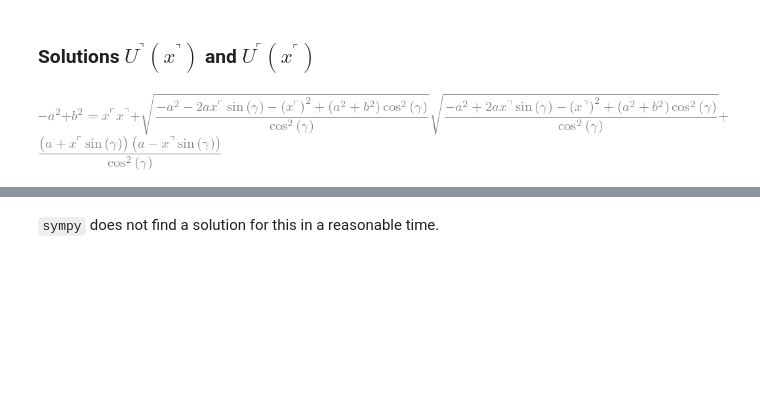
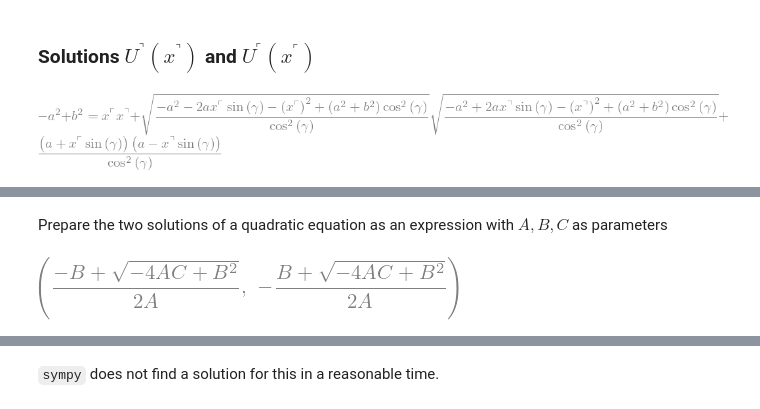
Before and after one commit to bmcs-group/bmcs_shell, a Jupyter notebook: bmcs_shell/folding/wb_cell_lab.ipynb, the cells around one changed output, grey strips where cells are left out. Saved outputs shown, nothing was run; the diff lists cells and outputs as text; code cells hidden in the pictures; blank space fills up the shorter version.

Commit message:
wb5 solved for x_ul

```diff
--- a/bmcs_shell/folding/wb_cell_lab.ipynb
+++ b/bmcs_shell/folding/wb_cell_lab.ipynb
@@ -130,0 +169,8 @@ Eq_UOU_x
+# %% [markdown]
+Prepare the two solutions of a quadratic equation as an expression with $A, B, C$ as parameters
+# %%
+A, B, C = sp.symbols('A, B, C')
+x_ul_sol1, x_ul_sol2 = sp.solve( A * x_ul**2 + B * x_ul + C, x_ul )
+x_ul_sol1, x_ul_sol2
+# %% [output]
+[figure, added]
```
Also changed, not shown: parts of 17 cells of this notebook.
